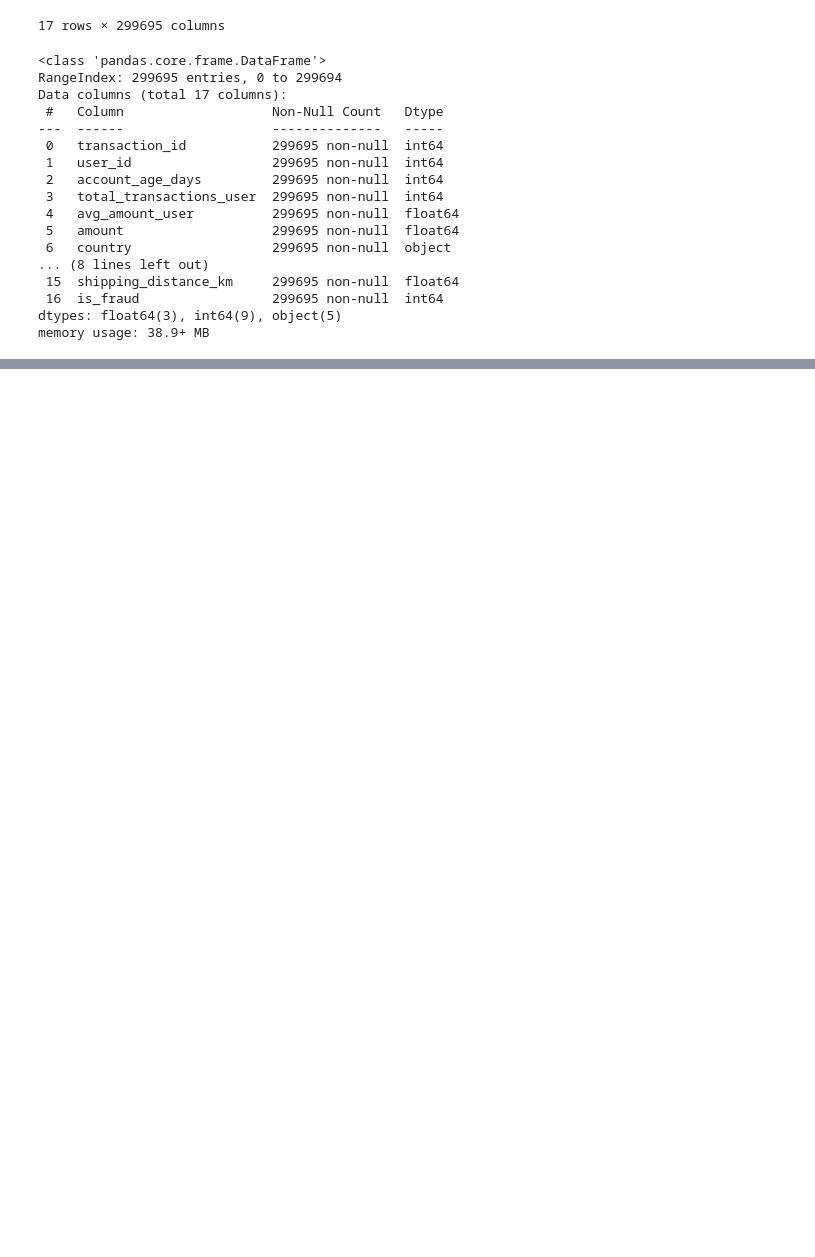
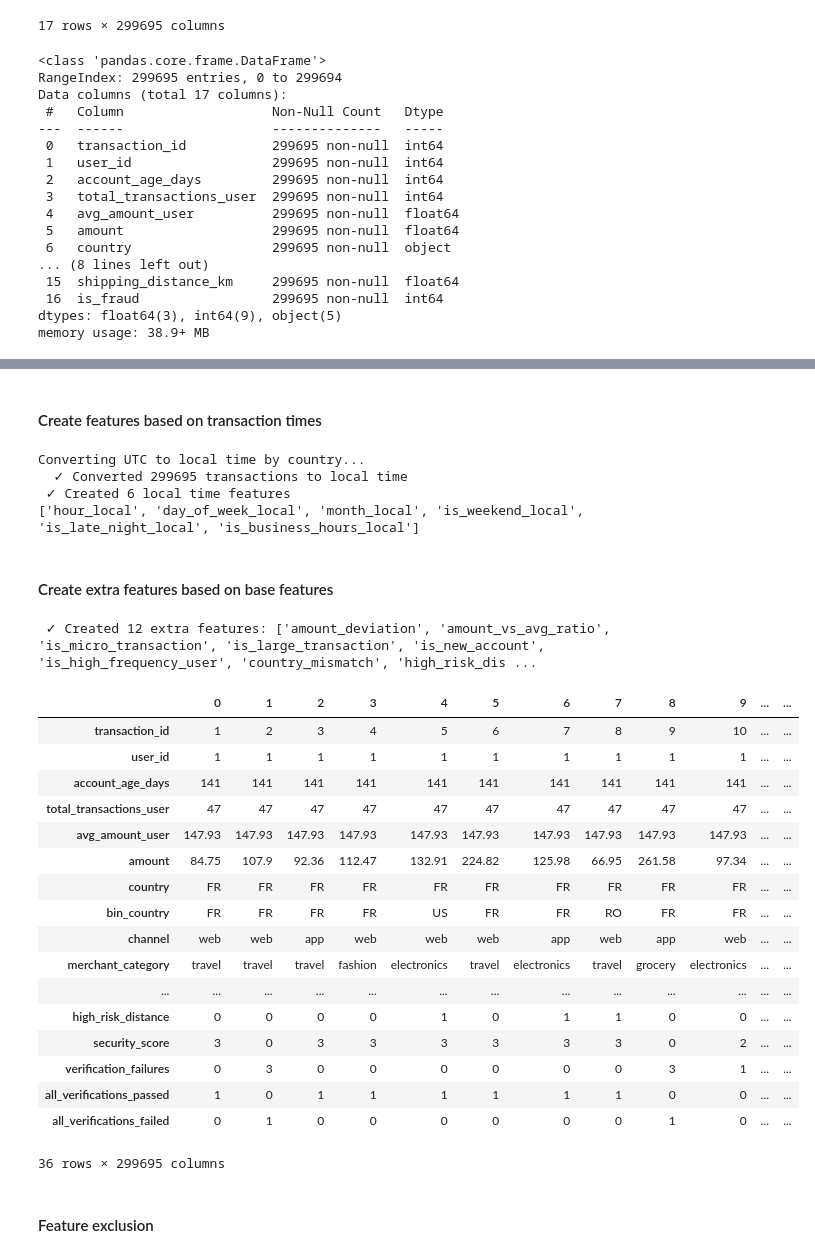
Before and after one commit to denshe/ecom-fraud-detection, a Jupyter notebook: fraud_transactions_eda.ipynb, the cells around one changed output, grey strips where cells are left out. Saved outputs shown, nothing was run; the diff lists cells and outputs as text; code cells hidden in the pictures; blank space fills up the shorter version.

```diff
--- a/fraud_transactions_eda.ipynb
+++ b/fraud_transactions_eda.ipynb
@@ -116,0 +429,43 @@ df[df.is_fraud==1].groupby('user_id').count()
+# %% [markdown]
+#### Create features based on transaction times
+# %%
+df_time = convert_utc_to_local_time(df, datetime_col, 'country')
+
+df_time, local_features = create_temporal_features(df_time, datetime_col, use_local_time=True)
+print(f" ✓ Created {len(local_features)} local time features")
+print(local_features)
+# %% [output]
+Converting UTC to local time by country...
+  ✓ Converted 299695 transactions to local time
+ ✓ Created 6 local time features
+['hour_local', 'day_of_week_local', 'month_local', 'is_weekend_local', 'is_late_night_local', 'is_business_hours_local']
+# %% [markdown]
+#### Create extra features based on base features
+# %%
+df_eng, extra_features = create_extra_features(df_time)
+print(f" ✓ Created {len(extra_features)} extra features: {extra_features}")
+# %% [output]
+ ✓ Created 12 extra features: ['amount_deviation', 'amount_vs_avg_ratio', 'is_micro_transaction', 'is_large_transaction', 'is_new_account', 'is_high_frequency_user', 'country_mismatch', 'high_risk_dis ...
+# %%
+df_eng.T
+# %% [output]
+|  | 0 | 1 | 2 | 3 | 4 | 5 | 6 | 7 | 8 | 9 | ... | ... |
+| transaction_id | 1 | 2 | 3 | 4 | 5 | 6 | 7 | 8 | 9 | 10 | ... | ... |
+| user_id | 1 | 1 | 1 | 1 | 1 | 1 | 1 | 1 | 1 | 1 | ... | ... |
+| account_age_days | 141 | 141 | 141 | 141 | 141 | 141 | 141 | 141 | 141 | 141 | ... | ... |
+| total_transactions_user | 47 | 47 | 47 | 47 | 47 | 47 | 47 | 47 | 47 | 47 | ... | ... |
+| avg_amount_user | 147.93 | 147.93 | 147.93 | 147.93 | 147.93 | 147.93 | 147.93 | 147.93 | 147.93 | 147.93 | ... | ... |
+| amount | 84.75 | 107.9 | 92.36 | 112.47 | 132.91 | 224.82 | 125.98 | 66.95 | 261.58 | 97.34 | ... | ... |
+| country | FR | FR | FR | FR | FR | FR | FR | FR | FR | FR | ... | ... |
+| bin_country | FR | FR | FR | FR | US | FR | FR | RO | FR | FR | ... | ... |
+| channel | web | web | app | web | web | web | app | web | app | web | ... | ... |
+| merchant_category | travel | travel | travel | fashion | electronics | travel | electronics | travel | grocery | electronics | ... | ... |
+| ... | ... | ... | ... | ... | ... | ... | ... | ... | ... | ... | ... | ... |
+| high_risk_distance | 0 | 0 | 0 | 0 | 1 | 0 | 1 | 1 | 0 | 0 | ... | ... |
+| security_score | 3 | 0 | 3 | 3 | 3 | 3 | 3 | 3 | 0 | 2 | ... | ... |
+| verification_failures | 0 | 3 | 0 | 0 | 0 | 0 | 0 | 0 | 3 | 1 | ... | ... |
+| all_verifications_passed | 1 | 0 | 1 | 1 | 1 | 1 | 1 | 1 | 0 | 0 | ... | ... |
+| all_verifications_failed | 0 | 1 | 0 | 0 | 0 | 0 | 0 | 0 | 1 | 0 | ... | ... |
+36 rows × 299695 columns
+# %% [markdown]
+#### Feature exclusion
```
Also changed, not shown: parts of 20 cells of this notebook.
